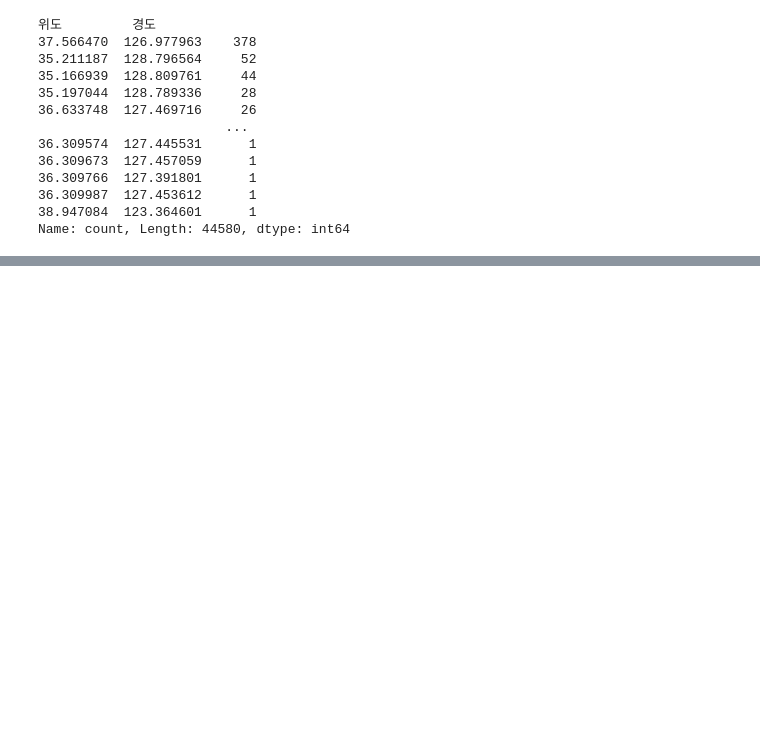
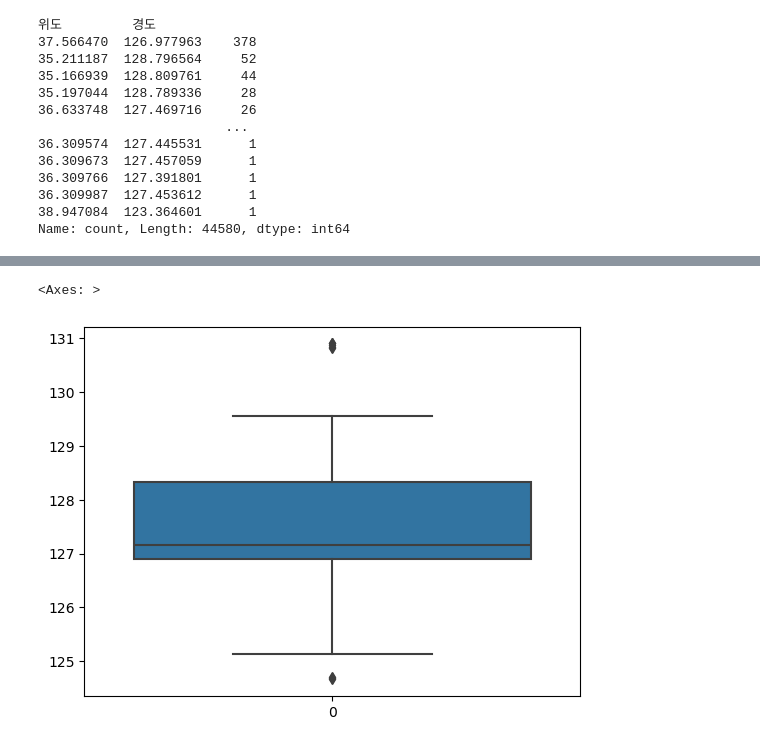
Before and after one commit to NeatyNut/-------, a Jupyter notebook: Analyst.ipynb, the cells around one changed output, grey strips where cells are left out. Drawn from its saved outputs; the diff is of its cells as text; code cells hidden in the pictures; blank space fills up the shorter version.

```diff
--- a/Analyst.ipynb
+++ b/Analyst.ipynb
@@ -991,0 +992,5 @@ SyntaxError: invalid syntax (3774495605.py, line 2)
+# %%
+sns.boxplot(df['경도'])
+# %% [output]
+<Axes: >
+[figure, added]
```
Also changed, not shown: parts of 50 cells of this notebook.
